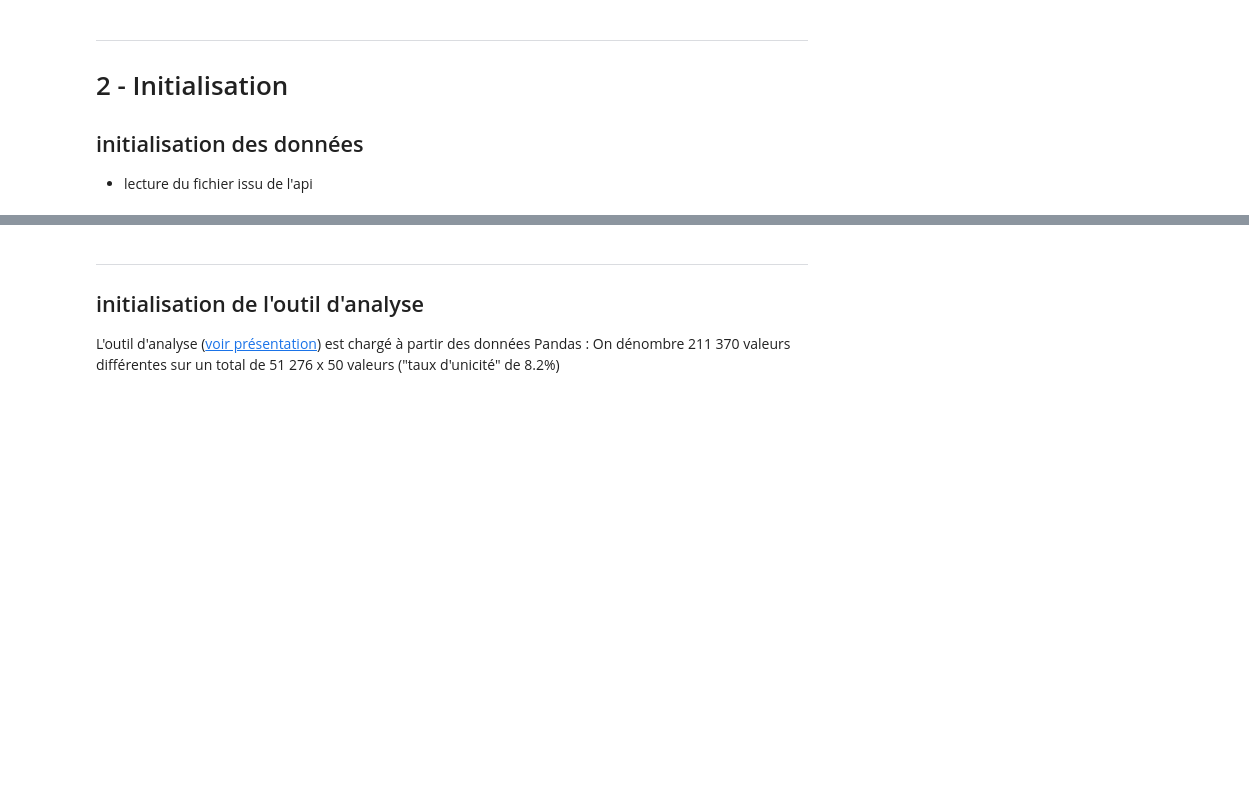
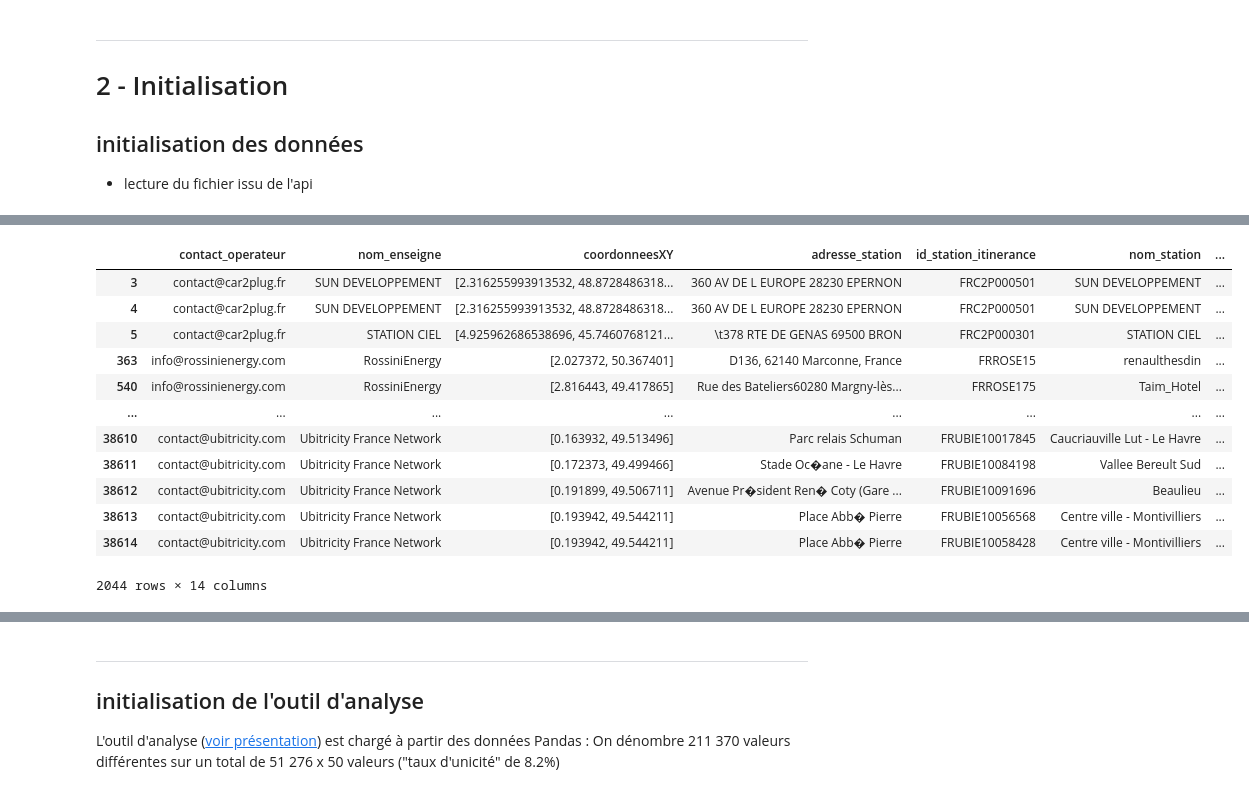
Before and after one commit to loco-philippe/Environmental-Sensing, a Jupyter notebook: python/Validation/irve/IRVE-v3.ipynb, the cells around one changed output, grey strips where cells are left out. Drawn from its saved outputs; the diff is of its cells as text; code cells hidden in the pictures; blank space fills up the shorter version.

```diff
--- a/python/Validation/irve/IRVE-v3.ipynb
+++ b/python/Validation/irve/IRVE-v3.ipynb
@@ -81,0 +102,8 @@ data3['id'] = list(range(len(data3)))
+# %%
+itinerance['stat_maj'] = itinerance.id_station_itinerance + itinerance.date_maj
+st_last = itinerance.sort_values(by='stat_maj').drop_duplicates('id_station_itinerance', keep='last')
+itinerance['last'] = itinerance['stat_maj'].isin(st_last['stat_maj'])
+itinerance_stat_maj = itinerance[itinerance['last']].copy()
+itinerance_stat_maj = itinerance_stat_maj.drop(['last', 'stat_maj'], axis=1).reset_index(drop=True)
+print(len(itinerance_stat_maj))
+print(itinerance_stat_maj.dtypes)
@@ -81,0 +135,31 @@ data3['id'] = list(range(len(data3)))
+# %%
+fields = [
+
+ # relation unicité des pdl
+ { "name": "index",
+   "relationship" : { "parent" : "id_pdc_itinerance", "link" : "coupled" }},
+ # relations inter entités
+ { "name": "contact_operateur",
+   "relationship" : { "parent" : "id_station_itinerance", "link" : "derived" }},
+ { "name": "nom_enseigne",
+   "relationship" : { "parent" : "id_station_itinerance", "link" : "derived" }},
+ { "name": "coordonneesXY",
+   "relationship" : { "parent" : "id_station_itinerance", "link" : "derived" }},
+ { "name": "id_station_itinerance",
+   "relationship" : { "parent" : "id_pdc_itinerance",     "link" : "derived" }},
+ # relations intra entité - station
+ { "name": "nom_station",
+   "relationship" : { "parent" : "id_station_itinerance", "link" : "derived" }},
+ { "name": "implantation_station",
+   "relationship" : { "parent" : "id_station_itinerance", "link" : "derived" }},
+ { "name": "nbre_pdc",
+   "relationship" : { "parent" : "id_station_itinerance", "link" : "derived" }},
+ { "name": "condition_acces",
+   "relationship" : { "parent" : "id_station_itinerance", "link" : "derived" }},
+ { "name": "horaires",
+   "relationship" : { "parent" : "id_station_itinerance", "link" : "derived" }},
+ { "name": "station_deux_roues",
+   "relationship" : { "parent" : "id_station_itinerance", "link" : "derived" }},
+ # relations intra entité - localisation
+ { "name": "adresse_station",
+   "relationship" : { "parent" : "coordonneesXY",         "link" : "derived" }} ]
@@ -81,0 +170,4 @@ data3['id'] = list(range(len(data3)))
+# %%
+# génération du dictionnaire contenant la liste des enregistrements incohérent par propriété
+data = itinerance_stat_maj #itinerance_maj
+analyse = Analysis(data)
@@ -81,0 +215,16 @@ data3['id'] = list(range(len(data3)))
+# %%
+data.loc[~data['index - id_pdc_itinerance'], relations]
+# %% [output]
+|  | contact_operateur | nom_enseigne | coordonneesXY | adresse_station | id_station_itinerance | nom_station | ... |
+| 3 | contact@car2plug.fr | SUN DEVELOPPEMENT | [2.316255993913532, 48.8728486318... | 360 AV DE L EUROPE 28230 EPERNON | FRC2P000501 | SUN DEVELOPPEMENT | ... |
+| 4 | contact@car2plug.fr | SUN DEVELOPPEMENT | [2.316255993913532, 48.8728486318... | 360 AV DE L EUROPE 28230 EPERNON | FRC2P000501 | SUN DEVELOPPEMENT | ... |
+| 5 | contact@car2plug.fr | STATION CIEL | [4.925962686538696, 45.7460768121... | \t378 RTE DE GENAS 69500 BRON | FRC2P000301 | STATION CIEL | ... |
+| 363 | info@rossinienergy.com | RossiniEnergy | [2.027372, 50.367401] | D136, 62140 Marconne, France | FRROSE15 | renaulthesdin | ... |
+| 540 | info@rossinienergy.com | RossiniEnergy | [2.816443, 49.417865] | Rue des Bateliers60280 Margny-lès... | FRROSE175 | Taim_Hotel | ... |
+| ... | ... | ... | ... | ... | ... | ... | ... |
+| 38610 | contact@ubitricity.com | Ubitricity France Network | [0.163932, 49.513496] | Parc relais Schuman | FRUBIE10017845 | Caucriauville Lut - Le Havre | ... |
+| 38611 | contact@ubitricity.com | Ubitricity France Network | [0.172373, 49.499466] | Stade Oc�ane - Le Havre | FRUBIE10084198 | Vallee Bereult Sud | ... |
+| 38612 | contact@ubitricity.com | Ubitricity France Network | [0.191899, 49.506711] | Avenue Pr�sident Ren� Coty (Gare ... | FRUBIE10091696 | Beaulieu | ... |
+| 38613 | contact@ubitricity.com | Ubitricity France Network | [0.193942, 49.544211] | Place Abb� Pierre | FRUBIE10056568 | Centre ville - Montivilliers | ... |
+| 38614 | contact@ubitricity.com | Ubitricity France Network | [0.193942, 49.544211] | Place Abb� Pierre | FRUBIE10058428 | Centre ville - Montivilliers | ... |
+2044 rows × 14 columns
```
Also changed, not shown: parts of 20 cells of this notebook.
